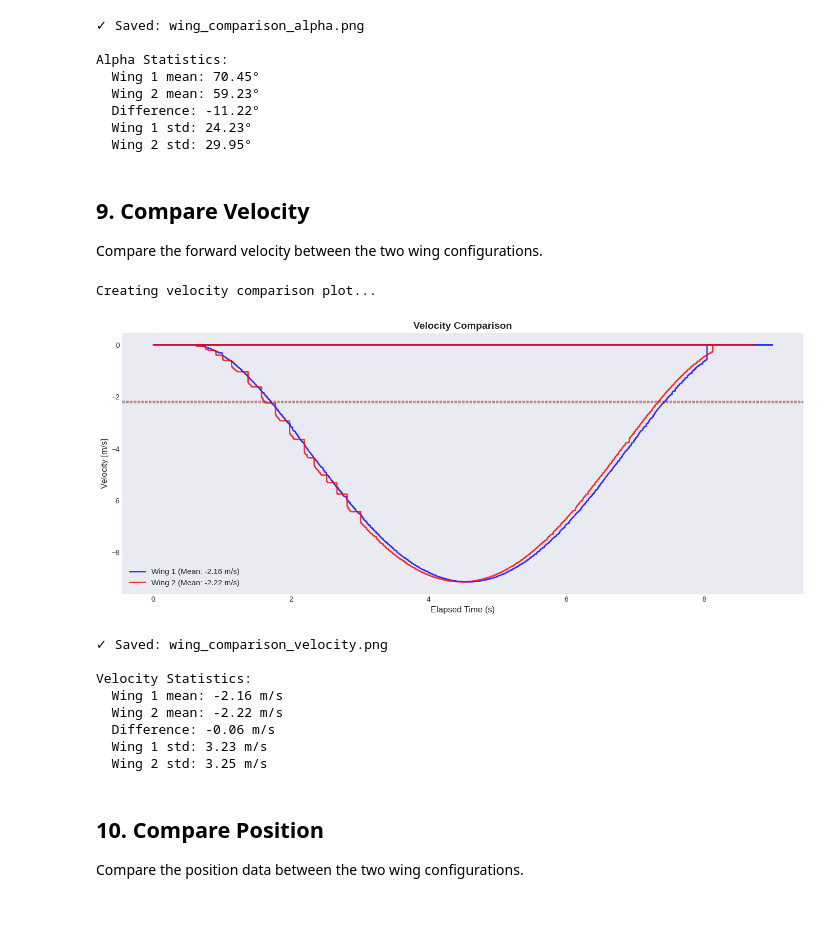
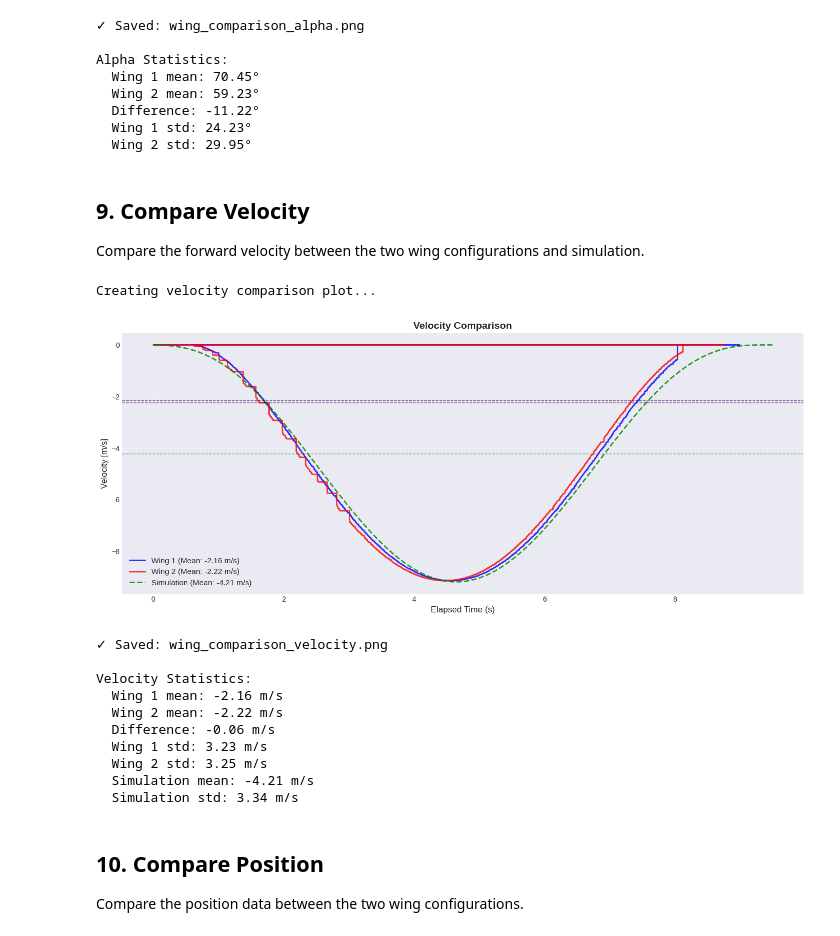
Before and after one commit to Nebukadnezarus/MasterTheses, a Jupyter notebook: scripts/wing_configuration_comparison.ipynb, the cells around one changed output. Cells and saved outputs as stored; diff of their text form; code cells hidden in the pictures.

```diff
--- a/scripts/wing_configuration_comparison.ipynb
+++ b/scripts/wing_configuration_comparison.ipynb
@@ -205,0 +210,33 @@ WING 1 - Flight Dynamics Data
+# %%
+# Load simulation data
+print("Loading simulation data...\n")
+
+sim_data_dir = Path('/home/nebu/Documents/TUM/Masterarbeit/MasterTheses/logs/09-10/L_9mps_sim')
+
+print("=" * 60)
+print("SIMULATION DATA")
+print("=" * 60)
+
+# Load simulation velocity data
+velocity_sim_file = sim_data_dir / 'velocity.csv'
+if velocity_sim_file.exists():
+    df_velocity_sim = pd.read_csv(velocity_sim_file)
+    print(f"✓ Loaded velocity.csv: {len(df_velocity_sim)} rows")
+    print(f"  Time range: {df_velocity_sim['elapsed time'].min():.3f}s - {df_velocity_sim['elapsed time'].max():.3f}s")
+    print(f"  Value range: {df_velocity_sim['value'].min():.2f} - {df_velocity_sim['value'].max():.2f} m/s")
+else:
+    print("⚠ Warning: velocity.csv not found in simulation directory")
+    df_velocity_sim = None
+
+# Load simulation thrust data
+thrust_sim_file = sim_data_dir / 'thrust.csv'
+if thrust_sim_file.exists():
+    df_thrust_sim = pd.read_csv(thrust_sim_file)
+    print(f"\n✓ Loaded thrust.csv: {len(df_thrust_sim)} rows")
+    print(f"  Time range: {df_thrust_sim['elapsed time'].min():.3f}s - {df_thrust_sim['elapsed time'].max():.3f}s")
+    print(f"  Value range: {df_thrust_sim['value'].min():.2f} - {df_thrust_sim['value'].max():.2f} N")
+else:
+    print("⚠ Warning: thrust.csv not found in simulation directory")
+    df_thrust_sim = None
+
+print("\n✓ Simulation data loading complete")
@@ -443,7 +571,7 @@ Alpha Statistics:
 # %% [markdown]
 ## 9. Compare Velocity
 
-Compare the forward velocity between the two wing configurations.
+Compare the forward velocity between the two wing configurations and simulation.
 # %%
 # Compare velocity
 if df_velocity_w1 is not None and df_velocity_w2 is not None:
@@ -459,34 +587,44 @@ if df_velocity_w1 is not None and df_velocity_w2 is not None:
     # Plot Wing 2 velocity
     mean_vel_w2 = df_velocity_w2['value'].mean()
     ax.plot(df_velocity_w2['elapsed time'], df_velocity_w2['value'], linewidth=2, alpha=0.8,
            color='red', label=f'Wing 2 (Mean: {mean_vel_w2:.2f} m/s)')
+
+    # Plot simulation velocity if available
+    if df_velocity_sim is not None:
+        mean_vel_sim = df_velocity_sim['value'].mean()
+        ax.plot(df_velocity_sim['elapsed time'], df_velocity_sim['value'], linewidth=2, alpha=0.8,
+               color='green', linestyle='--', label=f'Simulation (Mean: {mean_vel_sim:.2f} m/s)')
+        ax.axhline(mean_vel_sim, color='darkgreen', linestyle='--', linewidth=1, alpha=0.7)
 
     # Add mean lines
     ax.axhline(mean_vel_w1, color='darkblue', linestyle='--', linewidth=1, alpha=0.7)
     ax.axhline(mean_vel_w2, color='darkred', linestyle='--', linewidth=1, alpha=0.7)
 
     ax.set_xlabel('Elapsed Time (s)', fontsize=12)
     ax.set_ylabel('Velocity [m/s]', fontsize=12)
     ax.set_title('Velocity Comparison', fontsize=14, fontweight='bold')
     ax.legend(fontsize=11, loc='best')
     ax.grid(True, alpha=0.3)
 
     plt.tight_layout()
     plt.savefig(output_dir / 'wing_comparison_velocity.png', dpi=150, bbox_inches='tight')
     plt.show()
 
     print(f"✓ Saved: wing_comparison_velocity.png")
     print(f"\nVelocity Statistics:")
     print(f"  Wing 1 mean: {mean_vel_w1:.2f} m/s")
     print(f"  Wing 2 mean: {mean_vel_w2:.2f} m/s")
     print(f"  Difference: {mean_vel_w2 - mean_vel_w1:.2f} m/s")
     print(f"  Wing 1 std: {df_velocity_w1['value'].std():.2f} m/s")
     print(f"  Wing 2 std: {df_velocity_w2['value'].std():.2f} m/s")
+    if df_velocity_sim is not None:
+        print(f"  Simulation mean: {mean_vel_sim:.2f} m/s")
+        print(f"  Simulation std: {df_velocity_sim['value'].std():.2f} m/s")
 else:
     print("⚠ Cannot create velocity comparison - missing data")
 # %% [output]
 Creating velocity comparison plot...
-[figure, old version]
+[figure, new version]
 ✓ Saved: wing_comparison_velocity.png
 
 Velocity Statistics:
@@ -495,6 +633,8 @@ Velocity Statistics:
   Difference: -0.06 m/s
   Wing 1 std: 3.23 m/s
   Wing 2 std: 3.25 m/s
+  Simulation mean: -4.21 m/s
+  Simulation std: 3.34 m/s
 # %% [markdown]
 ## 10. Compare Position
 
```
Also changed, not shown: parts of 12 cells of this notebook, 23 other files.
